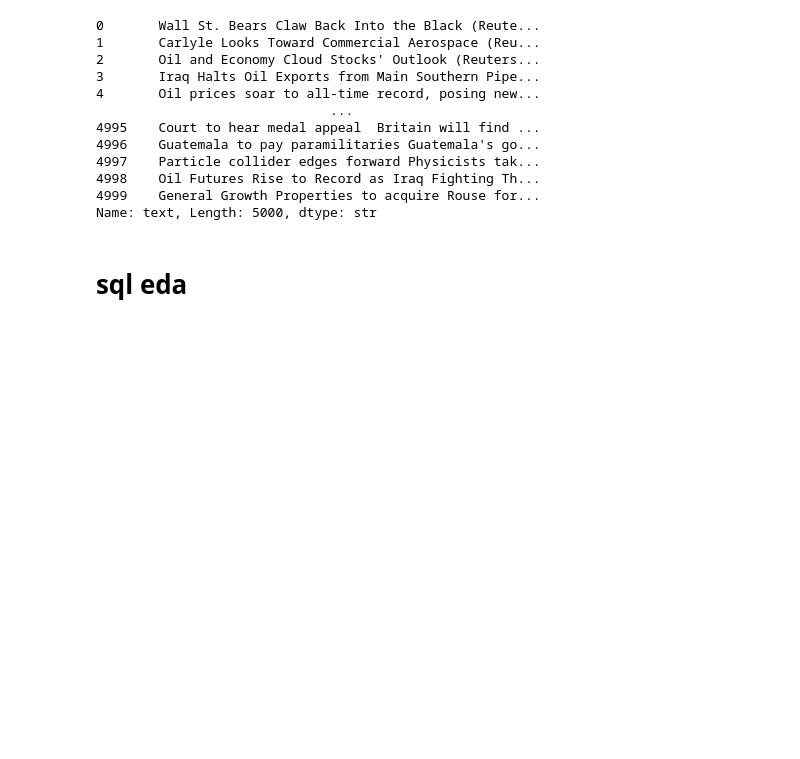
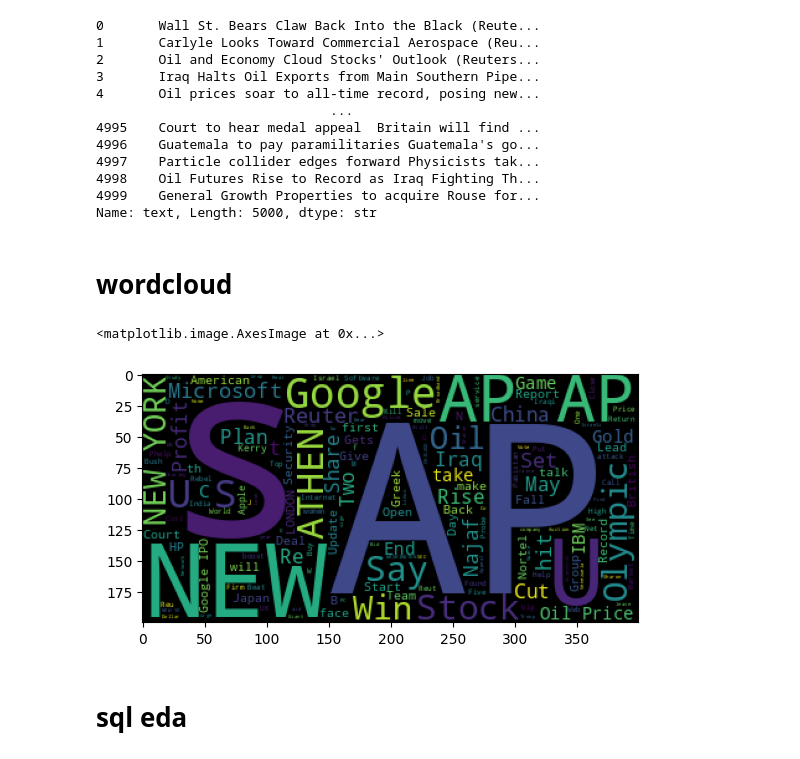
Before and after one commit to carecodeconnect/geo-tfidf, a Jupyter notebook: notebooks/geo_tfidf.ipynb, the cells around one changed output. Drawn from its saved outputs; the diff is of its cells as text; code cells hidden in the pictures; blank space fills up the shorter version.

Commit message:
added wordcloud

```diff
--- a/notebooks/geo_tfidf.ipynb
+++ b/notebooks/geo_tfidf.ipynb
@@ -118,3 +120,9 @@ df['text']
 4998    Oil Futures Rise to Record as Iraq Fighting Th...
 4999    General Growth Properties to acquire Rouse for...
 Name: text, Length: 5000, dtype: str
+# %% [markdown]
+# wordcloud
+# %%
+text_str = df['text'].to_string()
+# %%
+wordcloud = WordCloud().generate(text=text_str)
@@ -121,3 +133,8 @@ Name: text, Length: 5000, dtype: str
+# %%
+plt.imshow(wordcloud)
+# %% [output]
+<matplotlib.image.AxesImage at 0x...>
+[figure, added]
 # %% [markdown]
 # sql eda
 # %%
```
Also changed, not shown: parts of 2 cells of this notebook.
